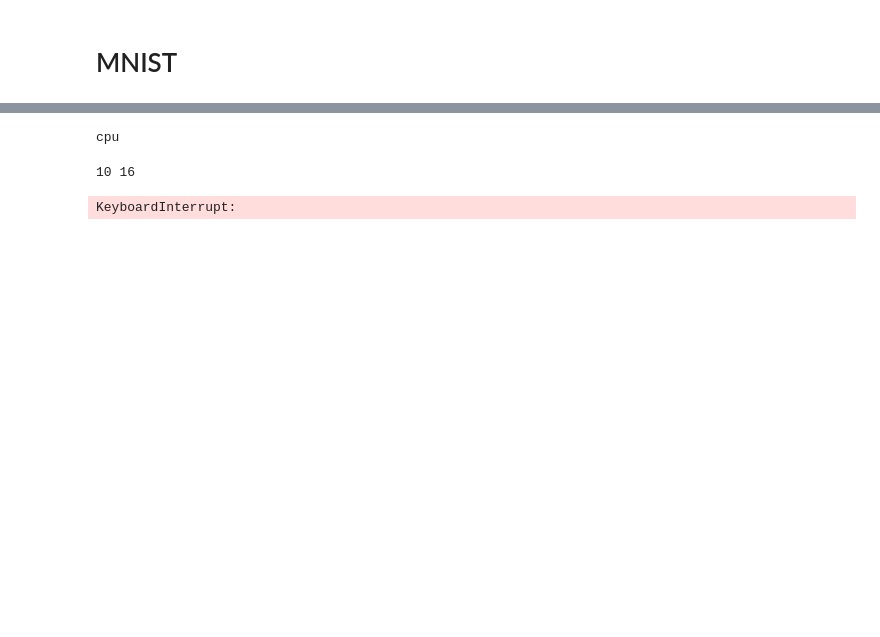
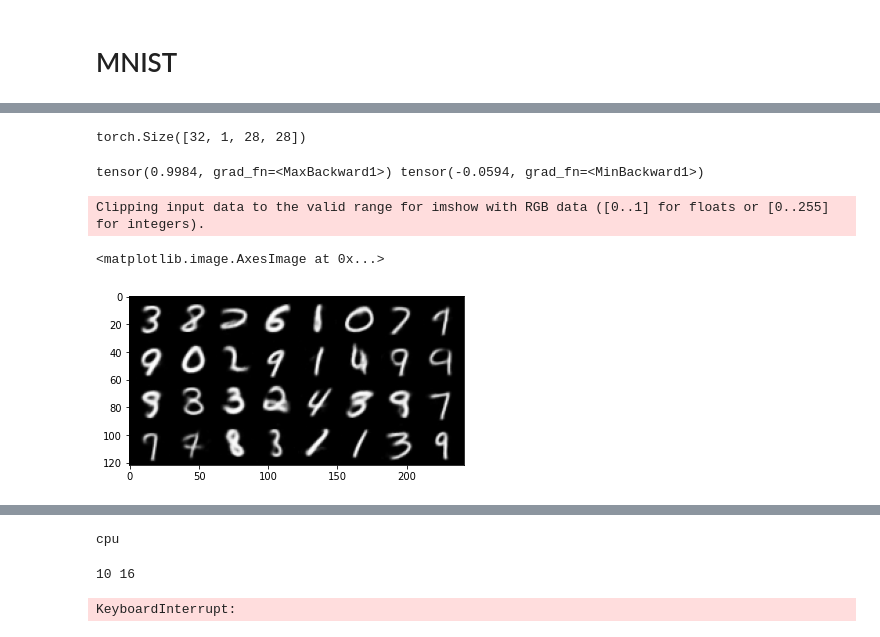
Before and after one commit to ABL-Lab/ambiguous-dataset, a Jupyter notebook: ambiguous/train/train_MNIST_final_conv.ipynb, the cells around one changed output, grey strips where cells are left out. Saved outputs shown, nothing was run; the diff lists cells and outputs as text; code cells hidden in the pictures; blank space fills up the shorter version.

```diff
--- a/ambiguous/train/train_MNIST_final_conv.ipynb
+++ b/ambiguous/train/train_MNIST_final_conv.ipynb
@@ -32,0 +69,4 @@ from pytorch_lightning.loggers import WandbLogger
+# %%
+ccvae=Conv_CVAE(latent_dim=10,n_cls=10)
+ccvae.load_state_dict(torch.load('/network/scratch/n/nizar.islah/conv_cvae_mnist.pth', map_location='cpu'))
+ccvae
@@ -32,0 +91,24 @@ from pytorch_lightning.loggers import WandbLogger
+# %%
+n_cls=10
+latent_dim=10
+device='cpu'
+onehot = torch.zeros(n_cls, n_cls).scatter_(1, torch.LongTensor(range(n_cls)).view(n_cls,1), 1).view(n_cls, n_cls, 1, 1)
+def next_iter(batch_size):
+    z = torch.randn(batch_size, latent_dim).to(device)*2
+    t = (torch.rand(batch_size, 1) * n_cls).type(torch.LongTensor).squeeze(1)
+    y = onehot[t].to(device)
+    x = ccvae.decode((z, y))
+    return x.squeeze(0), t.squeeze(0)
+x.shape
+# %% [output]
+torch.Size([32, 1, 28, 28])
+# %%
+x,t=next_iter(32)
+print(x.max(),x.min())
+grid = torchvision.utils.make_grid(x)
+plt.imshow(grid.permute(1,2,0))
+# %% [output]
+tensor(0.9984, grad_fn=<MaxBackward1>) tensor(-0.0594, grad_fn=<MinBackward1>)
+Clipping input data to the valid range for imshow with RGB data ([0..1] for floats or [0..255] for integers).
+<matplotlib.image.AxesImage at 0x...>
+[figure, added]
```
Also changed, not shown: parts of 9 cells of this notebook, 4 other files.
